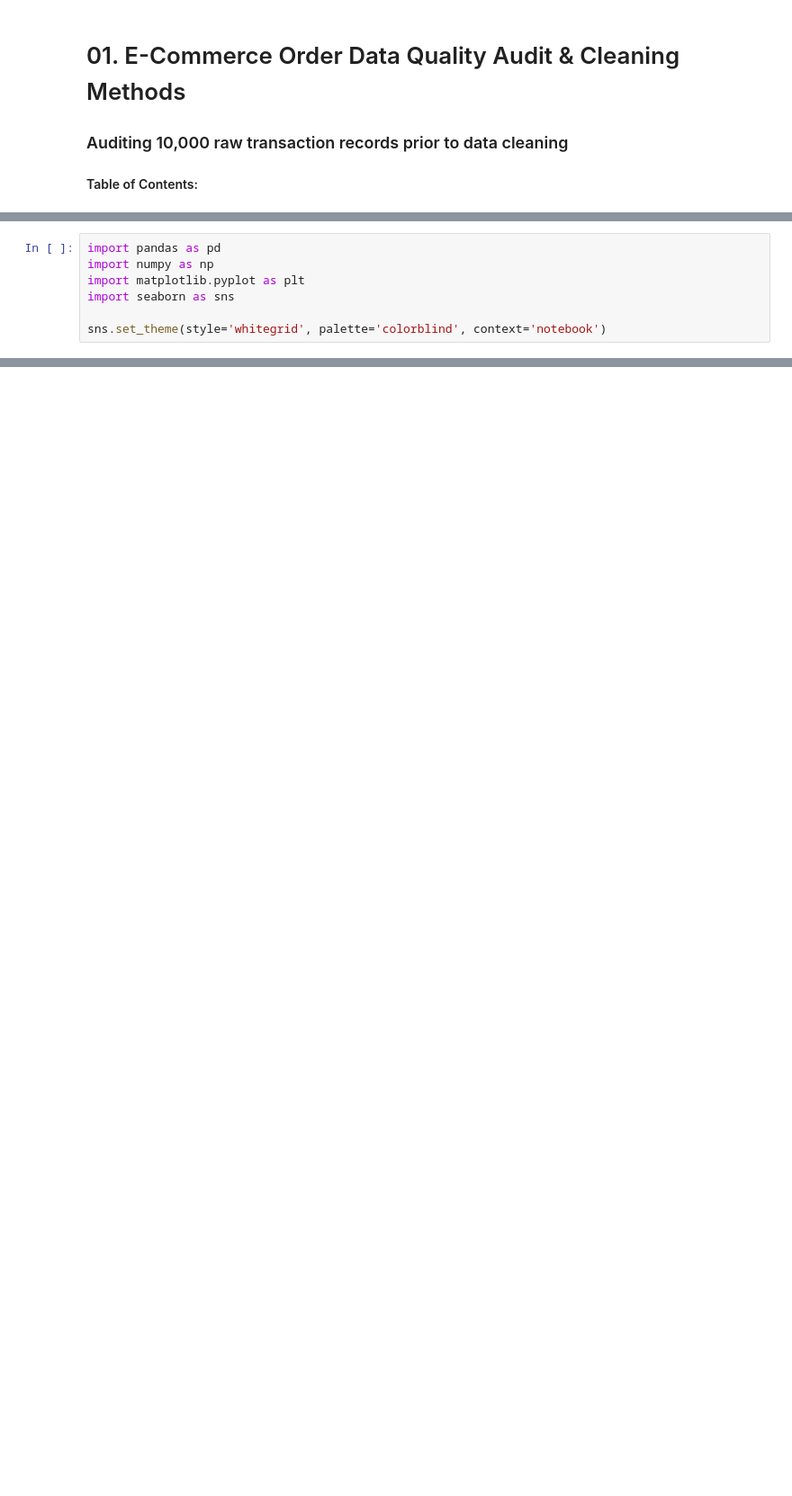
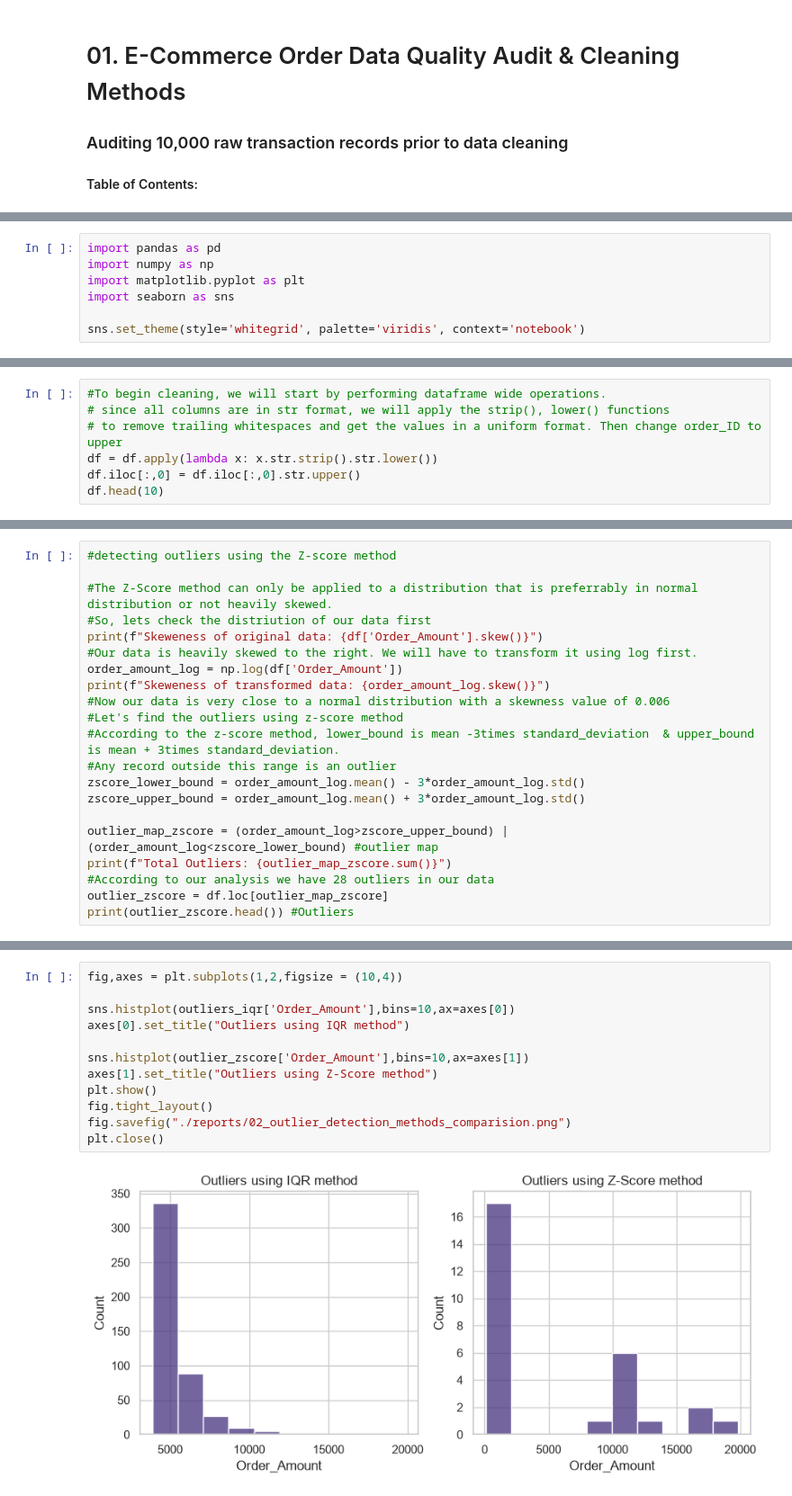
Before and after one commit to dibyajyotisamal/ecommerce-revenue-integrity-pipeline, a Jupyter notebook: notebooks/01_data_quality_check.ipynb, the cells around one changed output, grey strips where cells are left out. Shown at 90% size. Saved outputs shown, nothing was run; the diff lists cells and outputs as text; blank space fills up the shorter version.

```diff
--- a/notebooks/01_data_quality_check.ipynb
+++ b/notebooks/01_data_quality_check.ipynb
@@ -10,4 +14,4 @@ import numpy as np
 import matplotlib.pyplot as plt
 import seaborn as sns
 
-sns.set_theme(style='whitegrid', palette='colorblind', context='notebook')
+sns.set_theme(style='whitegrid', palette='viridis', context='notebook')
@@ -70,0 +82,7 @@ Name: count, dtype: int64
+# %%
+#To begin cleaning, we will start by performing dataframe wide operations.
+# since all columns are in str format, we will apply the strip(), lower() functions
+# to remove trailing whitespaces and get the values in a uniform format. Then change order_ID to upper
+df = df.apply(lambda x: x.str.strip().str.lower())
+df.iloc[:,0] = df.iloc[:,0].str.upper()
+df.head(10)
@@ -70,0 +284,21 @@ Name: count, dtype: int64
+# %%
+#detecting outliers using the Z-score method
+
+#The Z-Score method can only be applied to a distribution that is preferrably in normal distribution or not heavily skewed.
+#So, lets check the distriution of our data first
+print(f"Skeweness of original data: {df['Order_Amount'].skew()}")
+#Our data is heavily skewed to the right. We will have to transform it using log first.
+order_amount_log = np.log(df['Order_Amount'])
+print(f"Skeweness of transformed data: {order_amount_log.skew()}")
+#Now our data is very close to a normal distribution with a skewness value of 0.006
+#Let's find the outliers using z-score method
+#According to the z-score method, lower_bound is mean -3times standard_deviation  & upper_bound is mean + 3times standard_deviation.
+#Any record outside this range is an outlier
+zscore_lower_bound = order_amount_log.mean() - 3*order_amount_log.std()
+zscore_upper_bound = order_amount_log.mean() + 3*order_amount_log.std()
+
+outlier_map_zscore = (order_amount_log>zscore_upper_bound) | (order_amount_log<zscore_lower_bound) #outlier map
+print(f"Total Outliers: {outlier_map_zscore.sum()}")
+#According to our analysis we have 28 outliers in our data
+outlier_zscore = df.loc[outlier_map_zscore]
+print(outlier_zscore.head()) #Outliers
@@ -70,0 +324,14 @@ Name: count, dtype: int64
+# %%
+fig,axes = plt.subplots(1,2,figsize = (10,4))
+
+sns.histplot(outliers_iqr['Order_Amount'],bins=10,ax=axes[0])
+axes[0].set_title("Outliers using IQR method")
+
+sns.histplot(outlier_zscore['Order_Amount'],bins=10,ax=axes[1])
+axes[1].set_title("Outliers using Z-Score method")
+plt.show()
+fig.tight_layout()
+fig.savefig("./reports/02_outlier_detection_methods_comparision.png")
+plt.close()
+# %% [output]
+[figure, added]
```
Also changed, not shown: parts of 31 cells of this notebook, 4 other files.
